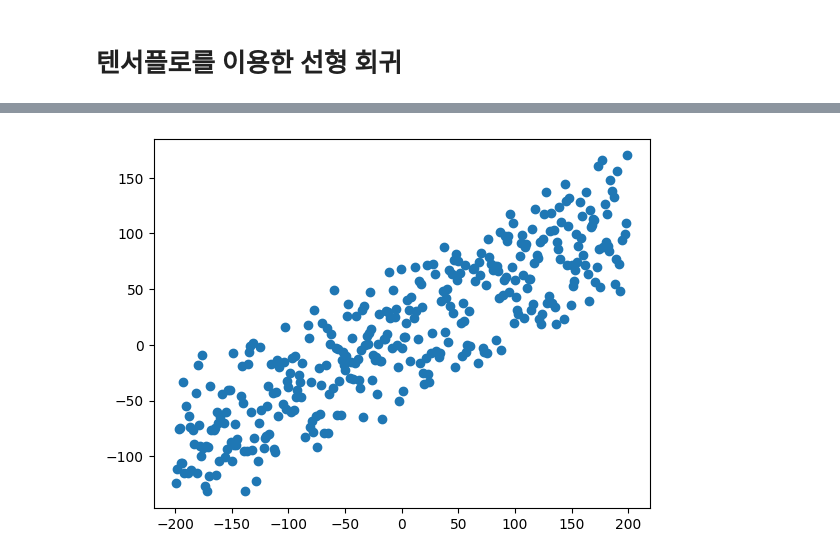
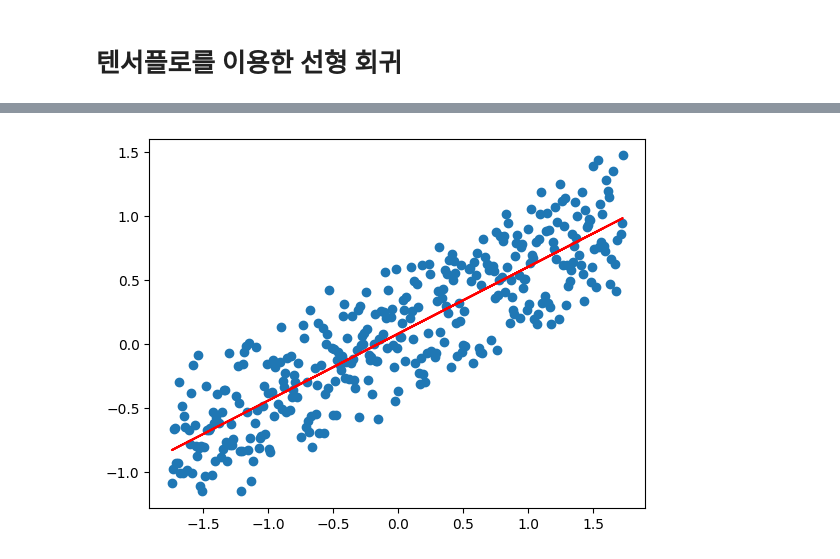
Before and after one commit to Chocoding1/Machine-Learning-Deep-Learning, a Jupyter notebook: [practice]_Linear_Regression.ipynb, the cells around one changed output, grey strips where cells are left out. Cells and saved outputs as stored; diff of their text form; code cells hidden in the pictures.

```diff
--- a/[practice]_Linear_Regression.ipynb
+++ b/[practice]_Linear_Regression.ipynb
@@ -295,3 +372,8 @@ Test Loss for LinearRegression model : 1960.0509
+# %%
+# 자꾸 loss값이 inf, nan이 나와서 찾아보니 입력값이 너무 커서 그런 것 -> x값 표준화해주자
+X_train_scaled = (X_train - np.mean(X_train)) / np.std(X_train)
+# x값만 작아지면 안 되니 y값도 표준화
+y_train_scaled = (y_train - np.mean(X_train)) / np.std(X_train)
 # %%
 from tensorflow.keras.models import Sequential
 from tensorflow.keras.layers import Dense
@@ -302,9 +384,10 @@ model.add(Dense(1, input_dim=1, activation='linear'))
 
 model.compile(optimizer='sgd', loss='mse')
 
-model.fit(X_train, y_train, epochs=1000)
+model.fit(X_train_scaled, y_train_scaled, epochs=100)
 
-plt.scatter(X_train, y_train)
-plt.plot(X_train, model.predict(y_train), 'r')
+
+plt.scatter(X_train_scaled, y_train_scaled)
+plt.plot(X_train_scaled, model.predict(X_train_scaled), 'r')
 plt.show()
 # %% [output]
@@ -328 +411 @@ Epoch 1000/1000
-[figure, old version]
+[figure, new version]
```
Also changed, not shown: parts of 8 cells of this notebook.
